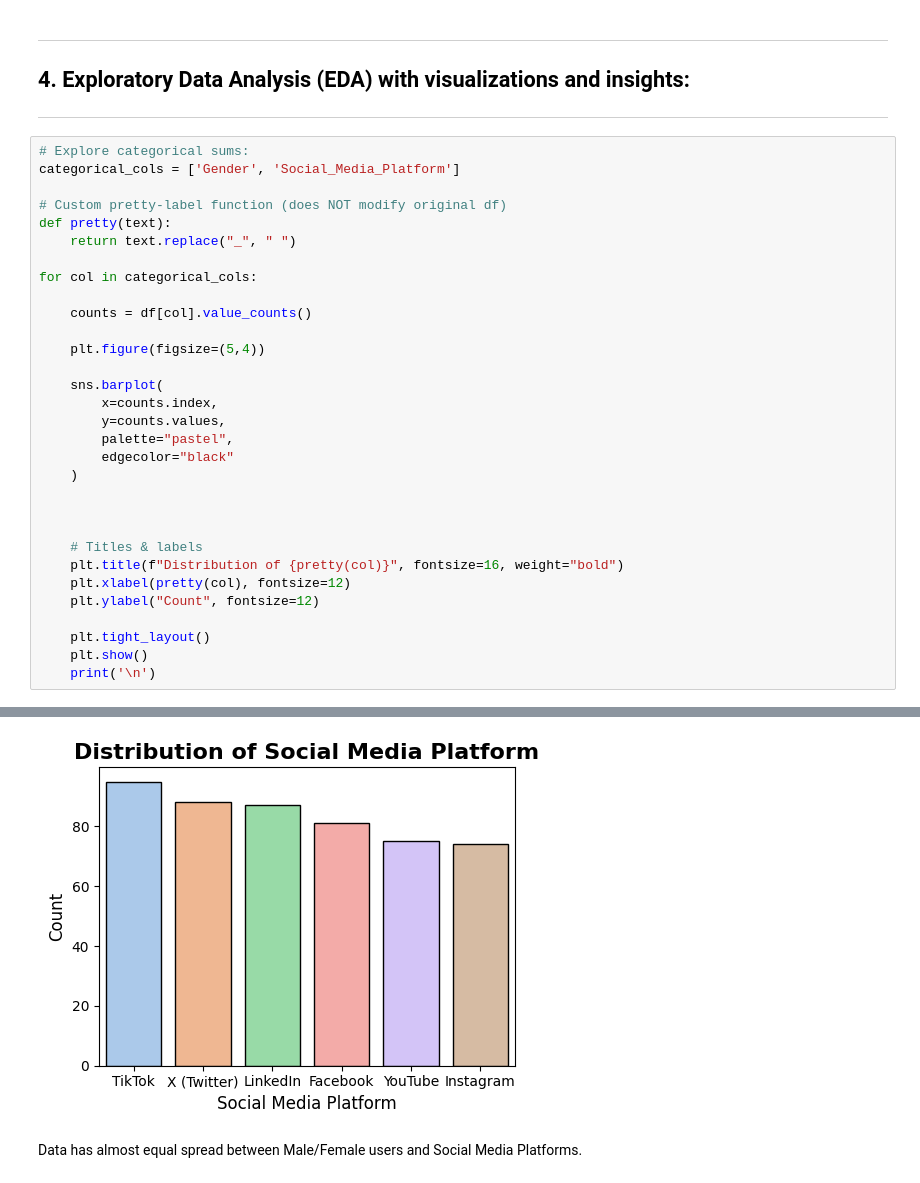
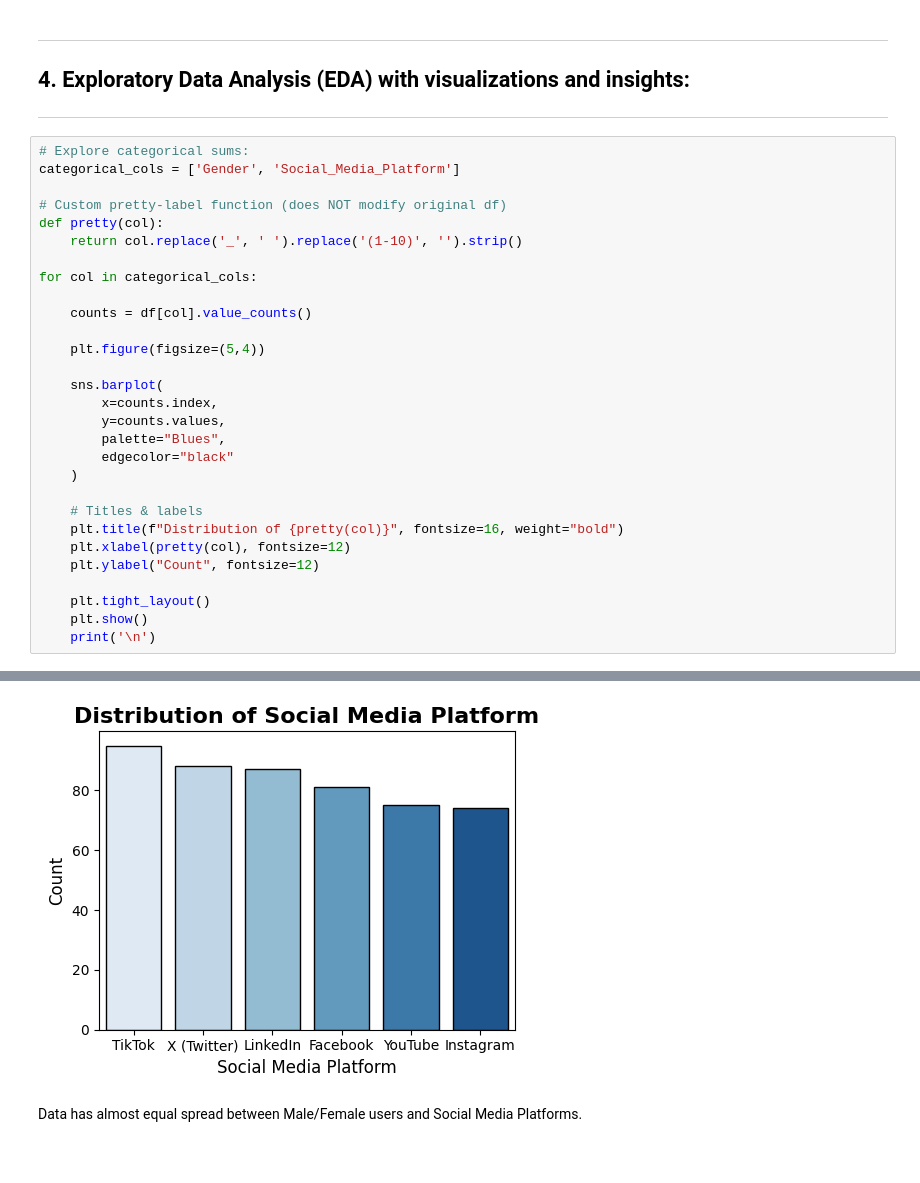
Before and after one commit to vdafeider/data_analysis_social_media_vs_mental_health, a Jupyter notebook: da_social_media_stress.ipynb, the cells around one changed output, grey strips where cells are left out. Drawn from its saved outputs; the diff is of its cells as text.

```diff
--- a/da_social_media_stress.ipynb
+++ b/da_social_media_stress.ipynb
@@ -235,8 +269,8 @@ add_interactions(df).head(3)
 categorical_cols = ['Gender', 'Social_Media_Platform']
 
 # Custom pretty-label function (does NOT modify original df)
-def pretty(text):
-    return text.replace("_", " ")
+def pretty(col):
+    return col.replace('_', ' ').replace('(1-10)', '').strip()
 
 for col in categorical_cols:
 
@@ -247,11 +281,9 @@ for col in categorical_cols:
     sns.barplot(
         x=counts.index,
         y=counts.values,
-        palette="pastel",
+        palette="Blues",
         edgecolor="black"
     )
-
-
 
     # Titles & labels
     plt.title(f"Distribution of {pretty(col)}", fontsize=16, weight="bold")
@@ -266,3 +298,3 @@ for col in categorical_cols:
-[figure, old version]
+[figure, new version]
 # %% [markdown]
 Data has almost equal spread between Male/Female users and Social Media Platforms.
```
Also changed, not shown: parts of 19 cells of this notebook.
